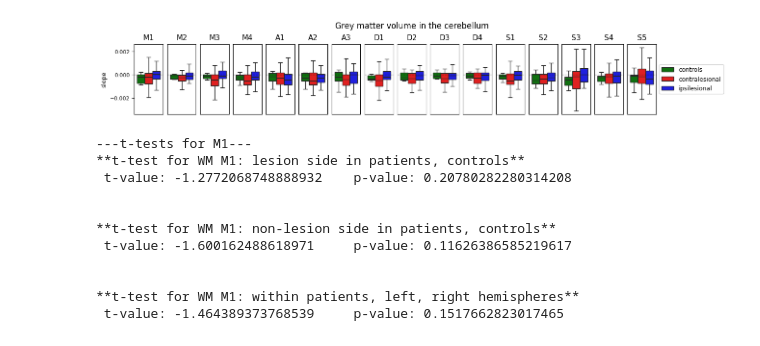
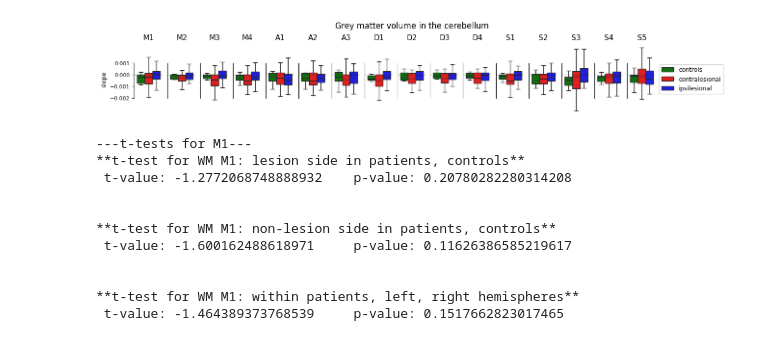
Before and after one commit to medhakp/smarts_cerebellum, a Jupyter notebook: notebooks/slope_mean_Nettekoven2024.ipynb, the cells around one changed output. Drawn from its saved outputs; the diff is of its cells as text; code cells hidden in the pictures.

```diff
--- a/notebooks/slope_mean_Nettekoven2024.ipynb
+++ b/notebooks/slope_mean_Nettekoven2024.ipynb
@@ -16,32 +16,33 @@ GM = GM.groupby(['subj_id', 'regionname', 'group']).mean(numeric_only=True).rese
 # %%
 colours = ['green', 'r', 'blue']
 
 fig, axs = plt.subplots(1, len(rois), figsize=(13, 2), sharex=True, sharey=True, constrained_layout=True)
 
 for r, roi in enumerate(rois):
     ax = axs[r]
     sns.boxplot(data=GM[GM.regionname==roi], ax=ax, hue='group', y='mean', showfliers=False, legend=r==len(rois)-1, palette = colours)
+    sns.despine(trim = True)
     #sns.pointplot(data=GM[GM.regionname == roi], ax = ax, y='mean', hue = 'group', errorbar='se', dodge=.55, legend=False, palette = colours)
     #sns.violinplot(data=GM[GM.regionname == roi], ax = ax, y='mean', hue = 'group', legend=False, palette = colours)
     #sns.stripplot(data=GM[GM.regionname == roi], ax = ax, y='mean', x = 'group', legend=False, palette = colours)
 
 
     ax.set_title(roi)
     ax.axhline(0, ls='--', lw=.8, color='k')
 
 axs[-1].legend(loc='center left', bbox_to_anchor=(1, .5))
 ax.set_xticks([])
 fig.suptitle("Grey matter volume in the cerebellum")
 axs[0].set_ylabel('slope')
 
 for i in range(1, len(rois)):
     axs[i].tick_params(axis = 'y', length = 0)
 
 fig.savefig('figure/GMV_Nettekoven2024.pdf')
 
 plt.show()
 # %% [output]
-[figure, old version]
+[figure, new version]
 # %%
 for roi in rois:
     print(f'---t-tests for {roi}---')
```
Also changed, not shown: 1 other file.
